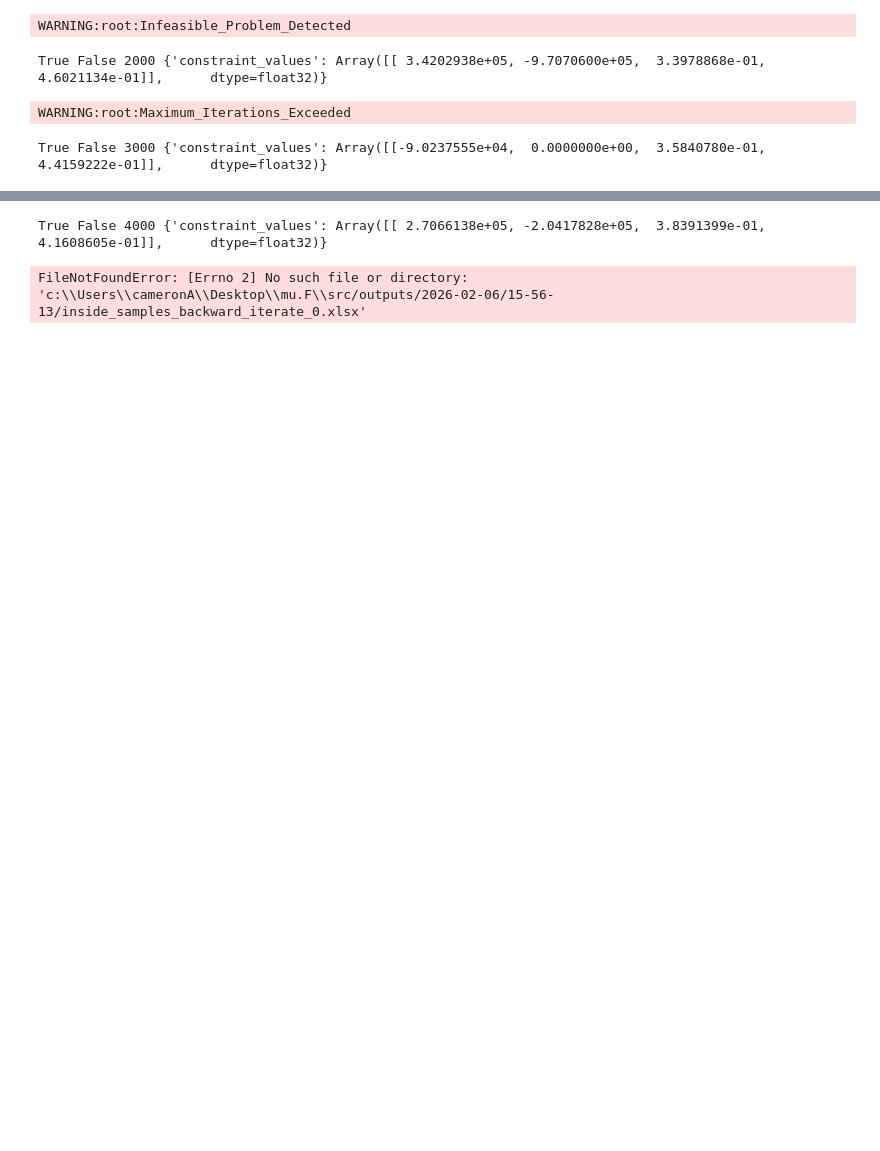
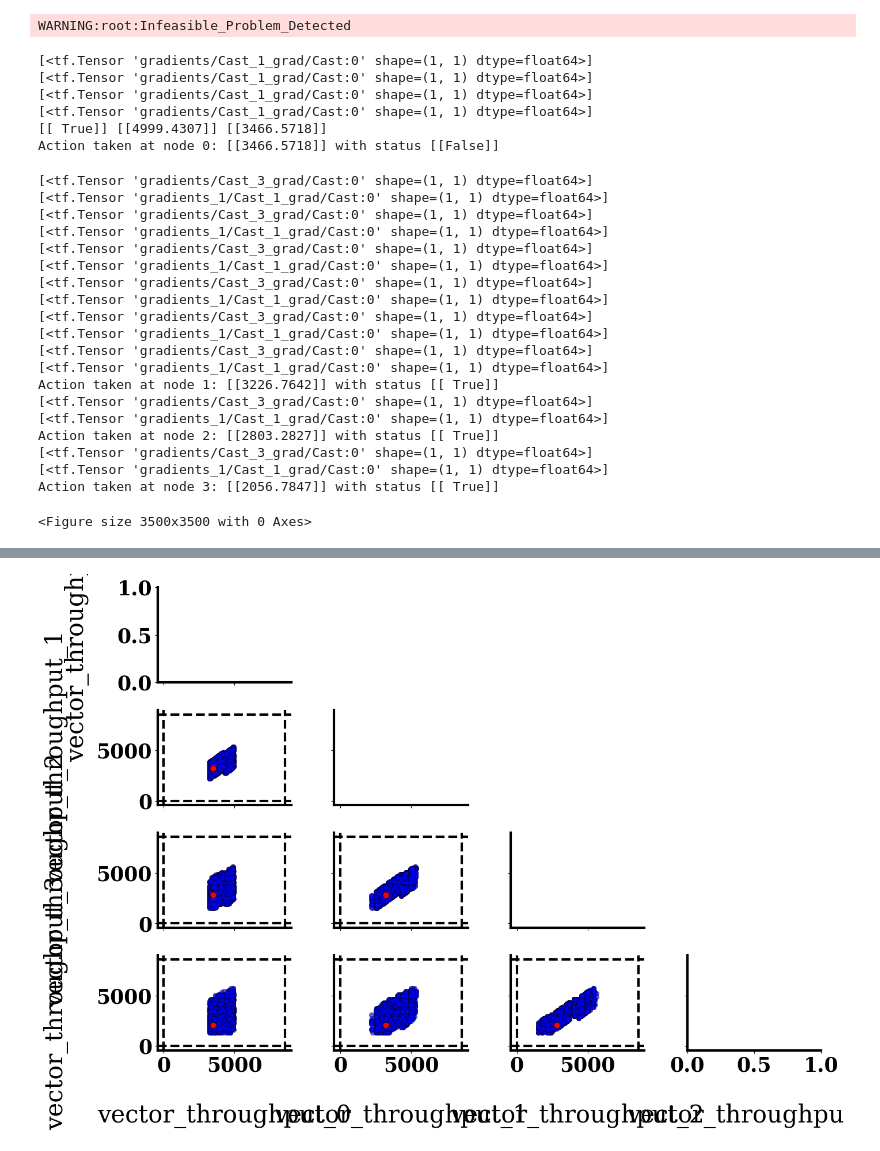
Before and after one commit to mawbray/mu.F, a Jupyter notebook: simulator.ipynb, the cells around one changed output, grey strips where cells are left out. Saved outputs shown, nothing was run; the diff lists cells and outputs as text; code cells hidden in the pictures; blank space fills up the shorter version.

```diff
--- a/simulator.ipynb
+++ b/simulator.ipynb
@@ -2,7 +2,9 @@
 import os; import jax.numpy as jnp
 os.chdir("./src")
 
-
 from agent import Agent
 from environment import H2ExportEnvironment
+
+solve_date = "2026-02-07"
+solve_id = "23-20-11"
 # %% [output]
@@ -19,6 +18,7 @@ solve_id = "15-56-13"
 agent = Agent(solve_date=solve_date, solve_id=solve_id)
 env = H2ExportEnvironment(solve_date=solve_date, solve_id=solve_id)
 # %%
+
 u = env.reset()
 
 net_r = 0
@@ -33,4 +33,6 @@ while True:
     count += 1
     if count == 4:
         break
+
+agent.add_policy_to_plot()
 # %% [output]
@@ -44,4 +69,27 @@ True False 1000 {'constraint_values': Array([[-9.9111035e+02,  3.1562066e+05,  3
 WARNING:root:Infeasible_Problem_Detected
-True False 2000 {'constraint_values': Array([[ 3.4202938e+05, -9.7070600e+05,  3.3978868e-01,  4.6021134e-01]],      dtype=float32)}
+[<tf.Tensor 'gradients/Cast_1_grad/Cast:0' shape=(1, 1) dtype=float64>]
+[<tf.Tensor 'gradients/Cast_1_grad/Cast:0' shape=(1, 1) dtype=float64>]
+[<tf.Tensor 'gradients/Cast_1_grad/Cast:0' shape=(1, 1) dtype=float64>]
+[<tf.Tensor 'gradients/Cast_1_grad/Cast:0' shape=(1, 1) dtype=float64>]
+[[ True]] [[4999.4307]] [[3466.5718]]
+Action taken at node 0: [[3466.5718]] with status [[False]]
-WARNING:root:Maximum_Iterations_Exceeded
+[<tf.Tensor 'gradients/Cast_3_grad/Cast:0' shape=(1, 1) dtype=float64>]
+[<tf.Tensor 'gradients_1/Cast_1_grad/Cast:0' shape=(1, 1) dtype=float64>]
+[<tf.Tensor 'gradients/Cast_3_grad/Cast:0' shape=(1, 1) dtype=float64>]
+[<tf.Tensor 'gradients_1/Cast_1_grad/Cast:0' shape=(1, 1) dtype=float64>]
+[<tf.Tensor 'gradients/Cast_3_grad/Cast:0' shape=(1, 1) dtype=float64>]
+[<tf.Tensor 'gradients_1/Cast_1_grad/Cast:0' shape=(1, 1) dtype=float64>]
+[<tf.Tensor 'gradients/Cast_3_grad/Cast:0' shape=(1, 1) dtype=float64>]
+[<tf.Tensor 'gradients_1/Cast_1_grad/Cast:0' shape=(1, 1) dtype=float64>]
+[<tf.Tensor 'gradients/Cast_3_grad/Cast:0' shape=(1, 1) dtype=float64>]
+[<tf.Tensor 'gradients_1/Cast_1_grad/Cast:0' shape=(1, 1) dtype=float64>]
+[<tf.Tensor 'gradients/Cast_3_grad/Cast:0' shape=(1, 1) dtype=float64>]
+[<tf.Tensor 'gradients_1/Cast_1_grad/Cast:0' shape=(1, 1) dtype=float64>]
+Action taken at node 1: [[3226.7642]] with status [[ True]]
+[<tf.Tensor 'gradients/Cast_3_grad/Cast:0' shape=(1, 1) dtype=float64>]
+[<tf.Tensor 'gradients_1/Cast_1_grad/Cast:0' shape=(1, 1) dtype=float64>]
+Action taken at node 2: [[2803.2827]] with status [[ True]]
+[<tf.Tensor 'gradients/Cast_3_grad/Cast:0' shape=(1, 1) dtype=float64>]
+[<tf.Tensor 'gradients_1/Cast_1_grad/Cast:0' shape=(1, 1) dtype=float64>]
+Action taken at node 3: [[2056.7847]] with status [[ True]]
-True False 3000 {'constraint_values': Array([[-9.0237555e+04,  0.0000000e+00,  3.5840780e-01,  4.4159222e-01]],      dtype=float32)}
+<Figure size 3500x3500 with 0 Axes>
@@ -49,2 +96 @@ WARNING:root:Infeasible_Problem_Detected
-True False 4000 {'constraint_values': Array([[ 2.7066138e+05, -2.0417828e+05,  3.8391399e-01,  4.1608605e-01]],      dtype=float32)}
-FileNotFoundError: [Errno 2] No such file or directory: 'c:\\Users\\cameronA\\Desktop\\mu.F\\src/outputs/2026-02-06/15-56-13/inside_samples_backward_iterate_0.xlsx'
+[figure, added]
```
Also changed, not shown: parts of 3 cells of this notebook, 10 other files.
